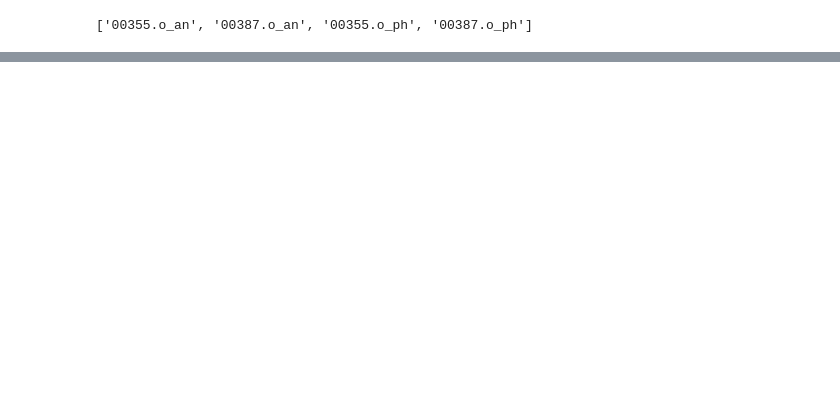
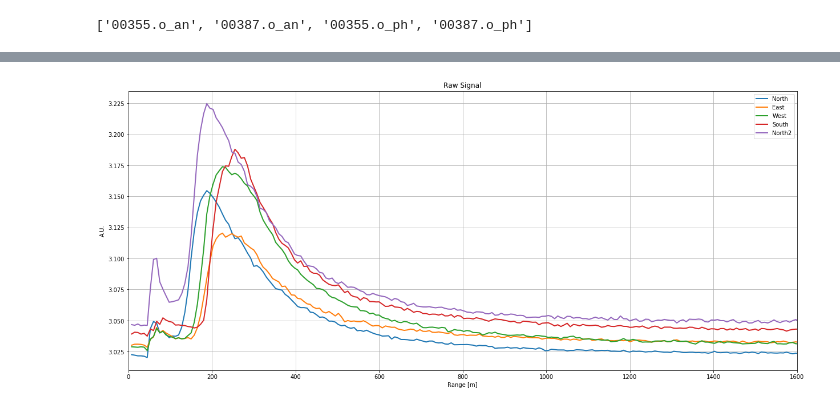
Before and after one commit to lukailicbgd/QA, a Jupyter notebook: Telecover.ipynb, the cells around one changed output, grey strips where cells are left out. Cells and saved outputs as stored; diff of their text form; code cells hidden in the pictures; blank space fills up the shorter version.

```diff
--- a/Telecover.ipynb
+++ b/Telecover.ipynb
@@ -9,7 +9,7 @@ import matplotlib.pyplot as plt
 # %%
-root_dir = '190221'
-data_dir = root_dir+'/tc'
-dark_dir = root_dir+'/dark'
+root_dir = '/home/luka/lidar/2020/29042020/TC_data'
+data_dir = root_dir
+#dark_dir = root_dir+'/dark'
 filelist = [ join(data_dir,f) for f in listdir(data_dir) if isfile(join(data_dir,f)) ]
 measurement = generic.LicelLidarMeasurement(filelist)
 ch_list = measurement.channels.keys()
@@ -68,15 +82,20 @@ Mrc = ( Nrc + Erc + Src + Wrc ) / 4.0
 # %%
-plt.figure(figsize=(8,6))
-plt.plot(z,N, linewidth=2, label = 'North')
-plt.plot(z,E, linewidth=2, label = 'East')
-plt.plot(z,W, linewidth=2, label = 'West')
-plt.plot(z,S, linewidth=2, label = 'South')
+plt.figure(figsize=(21,9))
+plt.plot(z[ll:ul],N[ll:ul], linewidth=2, label = 'North')
+plt.plot(z[ll:ul],E[ll:ul], linewidth=2, label = 'East')
+plt.plot(z[ll:ul],W[ll:ul], linewidth=2, label = 'West')
+plt.plot(z[ll:ul],S[ll:ul], linewidth=2, label = 'South')
 #plt.plot(z,M, linewidth=2, label = 'Mean')
-plt.plot(z,N2, linewidth=2, label = 'North2')
+plt.plot(z[ll:ul],N2[ll:ul], linewidth=2, label = 'North2')
+#plt.plot(z,D, linewidth=2, label = 'Dark')
 plt.grid()
 plt.legend(loc='upper right')
 plt.title('Raw Signal')
 plt.xlabel('Range [m]')
-plt.ylabel('Analog Signal [mV]')
+#plt.ylabel('Analog Signal [mV]')
+plt.ylabel('A.U.')
+#plt.ylabel('Photon Counting Signal [MHz]')
+plt.xlim(0,1600)
+#plt.ylim(4.9,4.95)
 plt.show()
 # %% [output]
@@ -85 +102,2 @@ plt.show()
+[figure, added]
 # %%
```
Also changed, not shown: parts of 9 cells of this notebook, 2 other files.
